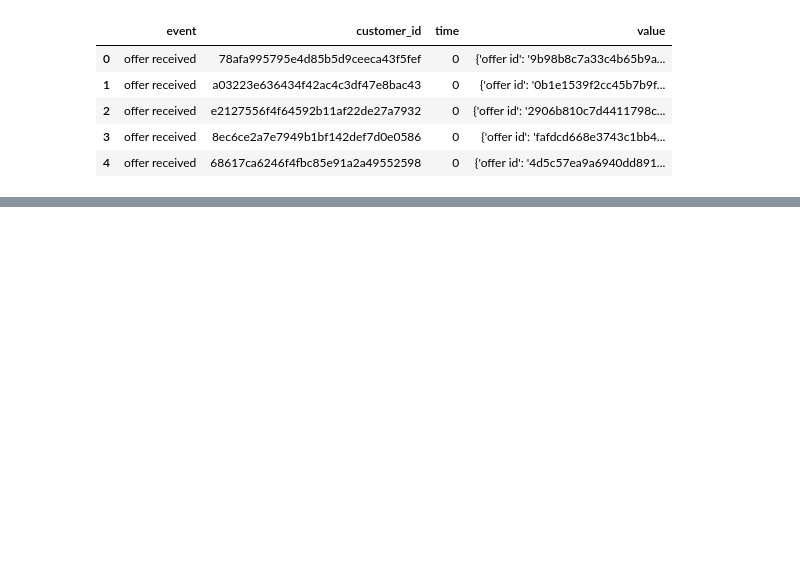
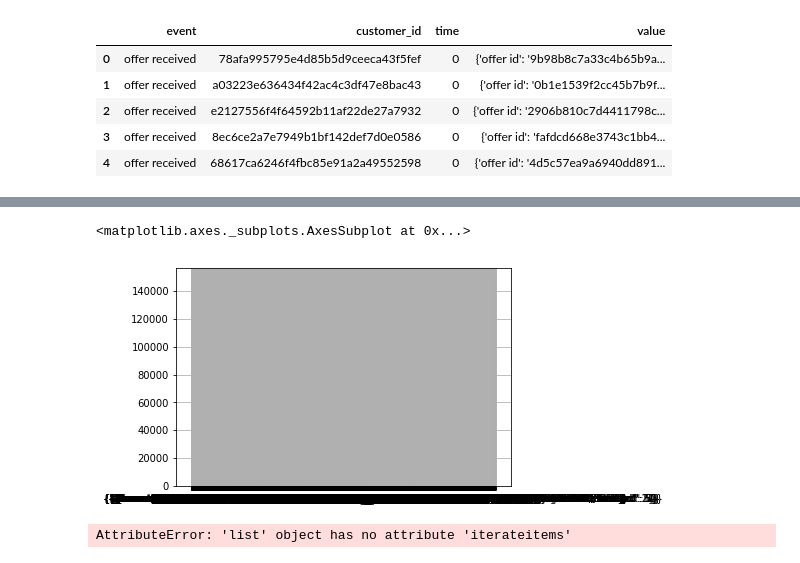
Before and after one commit to Arjunar92/Starbucks_Customer_Segmentation_Project, a Jupyter notebook: Starbucks_Capstone_notebook.ipynb, the cells around one changed output, grey strips where cells are left out. Saved outputs shown, nothing was run; the diff lists cells and outputs as text; code cells hidden in the pictures; blank space fills up the shorter version.

```diff
--- a/Starbucks_Capstone_notebook.ipynb
+++ b/Starbucks_Capstone_notebook.ipynb
@@ -131,3 +113,16 @@ profile.head(2)
+# %%
+#rename portfolio columns
+new_col_names_portfolio = {'difficulty':'offer_difficulty' , 'id':'offer_id',
+                 'duration':'offer_duration', 'reward': 'offer_reward'}
+portfolio  = rename_cols(portfolio, new_col_names_portfolio )
+
+#rename profile columns
+new_col_profile = {'id':'customer_id' , 'income':'customer_income'}
+profile = rename_cols(profile, new_col_profile )
+
+# Rename Transcript columns
+new_col_transcript = {'person': 'customer_id'}
+transcript = rename_cols(transcript, new_col_transcript)
 # %% [markdown]
 ### Clean portfolio data
 # %%
@@ -259,6 +252,3 @@ transcript.head()
-# %%
-# Change'person' column name to 'customer_id'
-transcript = transcript.rename(columns={'person': 'customer_id'})
 # %%
 transcript.head()
 # %% [output]
@@ -270,7 +260,7 @@ transcript.head()
 | 4 | offer received | 68617ca6246f4fbc85e91a2a49552598 | 0 | {'offer id': '4d5c57ea9a6940dd891... |
 # %%
 # Remove customer id's that are not in the customer profile DataFrame
-select_data = transcript['customer_id'].isin(profile['id'])
+select_data = transcript['customer_id'].isin(profile['customer_id'])
 transcript = transcript[select_data]
 # %%
 # Convert from hours to days
@@ -280,0 +309,6 @@ transcript = transcript.rename(columns={'time': 'time_in_days'})
+# %%
+transcript.isnull().sum(axis=0) * 100  / profile.shape[0]
+transcript['value'].hist(bins = 100)
+# %% [output]
+<matplotlib.axes._subplots.AxesSubplot at 0x...>
+[figure, added]
@@ -280,0 +317,5 @@ transcript = transcript.rename(columns={'time': 'time_in_days'})
+# %%
+for key, value in dict_list.iterateitems():
+    key, value
+# %% [output]
+AttributeError: 'list' object has no attribute 'iterateitems'
```
Also changed, not shown: parts of 12 cells of this notebook.
